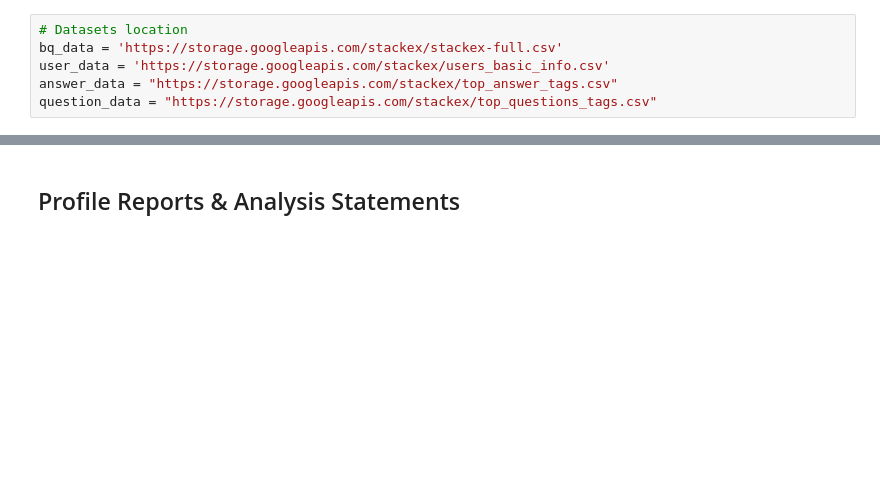
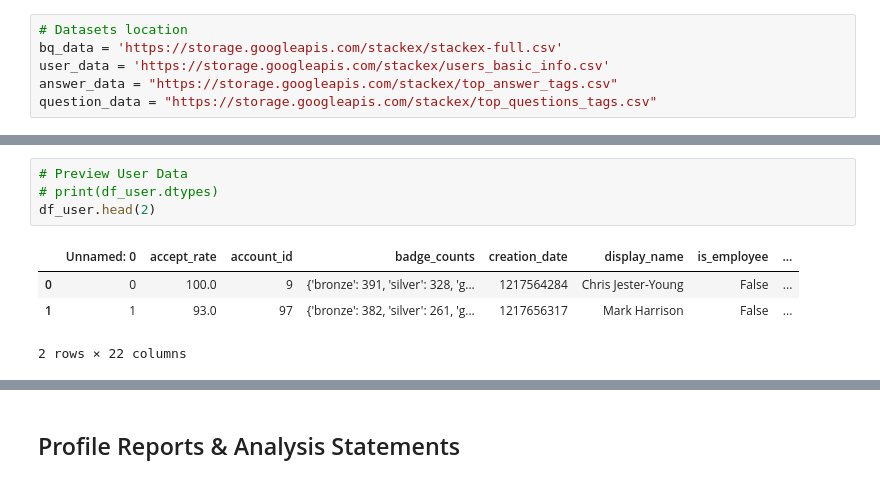
Before and after one commit to dparks-seattletimes/DATASCI420-milestone, a Jupyter notebook: Studentname-M01-Capstone-Proposal.ipynb, the cells around one changed output, grey strips where cells are left out. Drawn from its saved outputs; the diff is of its cells as text; blank space fills up the shorter version.

```diff
--- a/Studentname-M01-Capstone-Proposal.ipynb
+++ b/Studentname-M01-Capstone-Proposal.ipynb
@@ -61,0 +91,9 @@ question_data = "https://storage.googleapis.com/stackex/top_questions_tags.csv"
+# %%
+# Preview User Data
+# print(df_user.dtypes)
+df_user.head(2)
+# %% [output]
+|  | Unnamed: 0 | accept_rate | account_id | badge_counts | creation_date | display_name | is_employee | ... |
+| 0 | 0 | 100.0 | 9 | {'bronze': 391, 'silver': 328, 'g... | 1217564284 | Chris Jester-Young | False | ... |
+| 1 | 1 | 93.0 | 97 | {'bronze': 382, 'silver': 261, 'g... | 1217656317 | Mark Harrison | False | ... |
+2 rows × 22 columns
```
Also changed, not shown: parts of 17 cells of this notebook.
